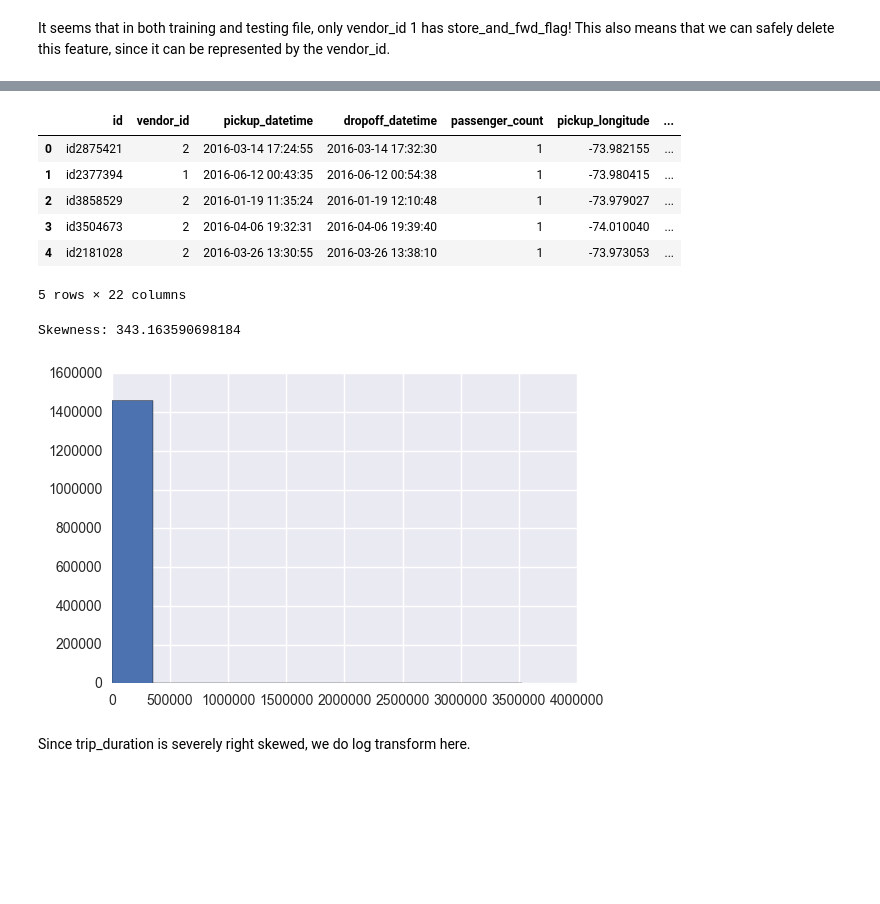
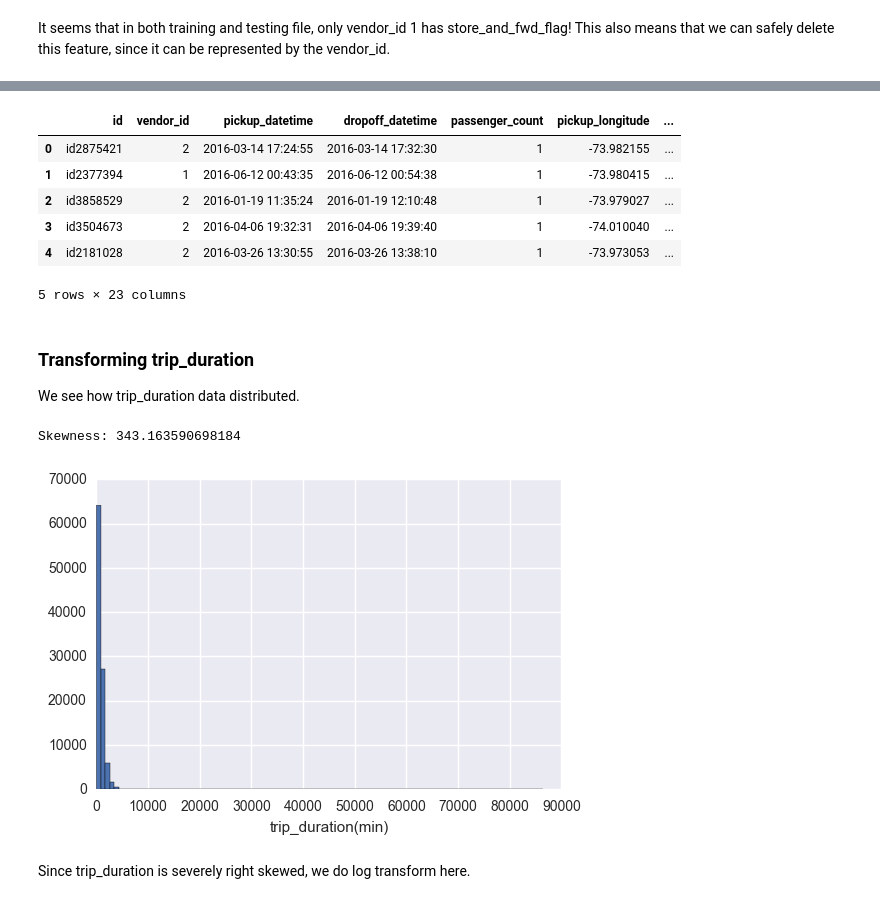
Before and after one commit to Beanzwang/kaggle, a Jupyter notebook: taxi_trip/taxi trip.ipynb, the cells around one changed output, grey strips where cells are left out. Drawn from its saved outputs; the diff is of its cells as text; code cells hidden in the pictures; blank space fills up the shorter version.

```diff
--- a/taxi_trip/taxi trip.ipynb
+++ b/taxi_trip/taxi trip.ipynb
@@ -112,0 +154,16 @@ Great! We don't have to deal with missing value!
+# %%
+# date and dayofyear are actually similar, except for the way that they represent each day.
+# For instance, January 1st in date and dayofyear represent Jan, 1 and 1 respectively.
+# date is easiler for readers to interpret while dayofyear is suitable for being a feature.
+# Thus we use date for ploting and dayofyear for training models.
+train['pickup_date'] = train['pickup_datetime'].dt.date # April, 1
+train['pickup_dayofyear'] = train['pickup_datetime'].dt.dayofyear # 1~365
+train['pickup_month'] = train['pickup_datetime'].dt.month # 1~12
+train['pickup_weekday'] = train['pickup_datetime'].dt.weekday # 0~6
+train['pickup_hour'] = train['pickup_datetime'].dt.hour # 0~23 hr
+
+test['pickup_date'] = test['pickup_datetime'].dt.date
+test['pickup_dayofyear'] = test['pickup_datetime'].dt.dayofyear
+test['pickup_month'] = test['pickup_datetime'].dt.month
+test['pickup_weekday'] = test['pickup_datetime'].dt.weekday
+test['pickup_hour'] = test['pickup_datetime'].dt.hour
@@ -191,0 +229,15 @@ Name: passenger_count, dtype: int64
+# %%
+coords = np.vstack((train[['pickup_latitude', 'pickup_longitude']].values,
+                    train[['dropoff_latitude', 'dropoff_longitude']].values,
+                    test[['pickup_latitude', 'pickup_longitude']].values,
+                    test[['dropoff_latitude', 'dropoff_longitude']].values))
+
+pca = PCA().fit(coords)
+train['pickup_pca0'] = pca.transform(train[['pickup_latitude', 'pickup_longitude']])[:, 0]
+train['pickup_pca1'] = pca.transform(train[['pickup_latitude', 'pickup_longitude']])[:, 1]
+train['dropoff_pca0'] = pca.transform(train[['dropoff_latitude', 'dropoff_longitude']])[:, 0]
+train['dropoff_pca1'] = pca.transform(train[['dropoff_latitude', 'dropoff_longitude']])[:, 1]
+test['pickup_pca0'] = pca.transform(test[['pickup_latitude', 'pickup_longitude']])[:, 0]
+test['pickup_pca1'] = pca.transform(test[['pickup_latitude', 'pickup_longitude']])[:, 1]
+test['dropoff_pca0'] = pca.transform(test[['dropoff_latitude', 'dropoff_longitude']])[:, 0]
+test['dropoff_pca1'] = pca.transform(test[['dropoff_latitude', 'dropoff_longitude']])[:, 1]
@@ -191,0 +312,5 @@ Name: passenger_count, dtype: int64
+# %%
+train['plabels'] = train['plabels'].astype(object)
+train['dlabels'] = train['dlabels'].astype(object)
+test['plabels'] = test['plabels'].astype(object)
+test['dlabels'] = test['dlabels'].astype(object)
@@ -376,4 +482,4 @@ train.head()
 | 2 | id3858529 | 2 | 2016-01-19 11:35:24 | 2016-01-19 12:10:48 | 1 | -73.979027 | ... |
 | 3 | id3504673 | 2 | 2016-04-06 19:32:31 | 2016-04-06 19:39:40 | 1 | -74.010040 | ... |
 | 4 | id2181028 | 2 | 2016-03-26 13:30:55 | 2016-03-26 13:38:10 | 1 | -73.973053 | ... |
-5 rows × 22 columns
+5 rows × 23 columns
@@ -383,9 +486,13 @@ train.head()
+# %% [markdown]
+### Transforming trip_duration
+We see how trip_duration data distributed.
 # %%
 print("Skewness:", skew(train['trip_duration']))
-_ = plt.hist(train['trip_duration'])
+plt.xlabel("trip_duration(min)")
+_ = plt.hist(train['trip_duration'][:100000], bins=100)
 # %% [output]
 Skewness: 343.163590698184
-[figure, old version]
+[figure, new version]
 # %% [markdown]
 Since trip_duration is severely right skewed, we do log transform here.
 # %%
```
Also changed, not shown: parts of 118 cells of this notebook, 1 other file.
